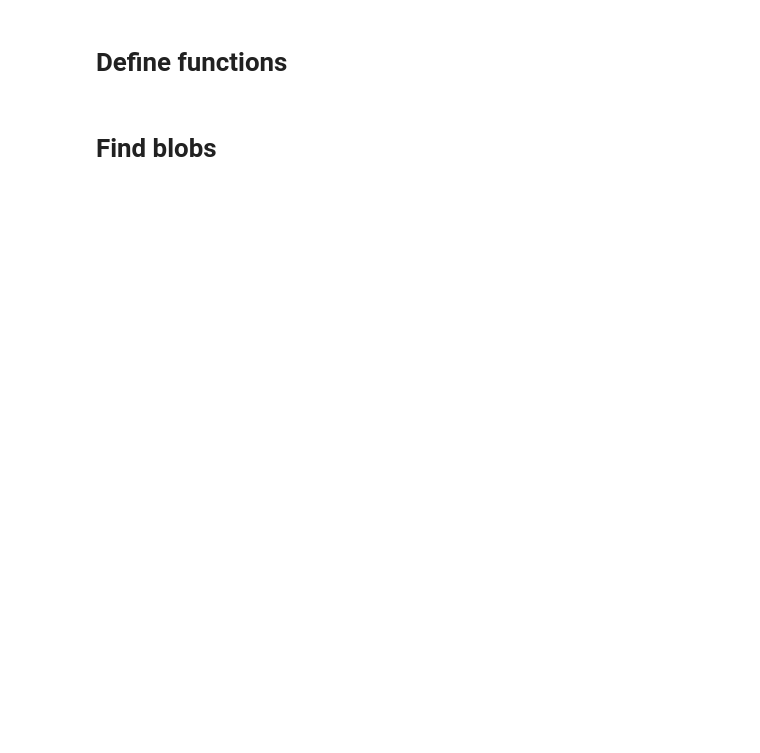
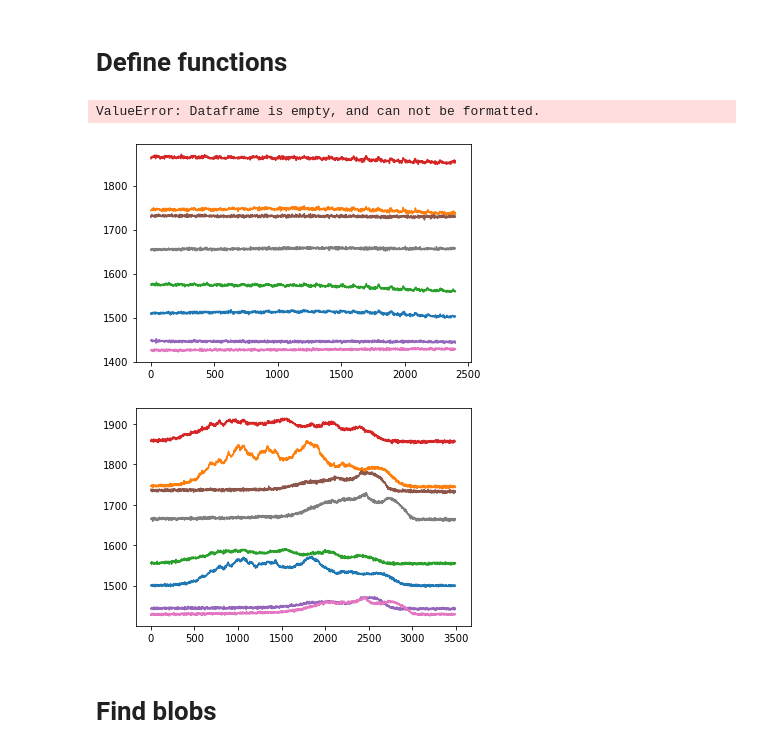
Before and after one commit to nikolajsheller/02456-2021-project, a Jupyter notebook: format_labelled_data_chunks.ipynb, the cells around one changed output. Cells and saved outputs as stored; diff of their text form; code cells hidden in the pictures; blank space fills up the shorter version.

```diff
--- a/format_labelled_data_chunks.ipynb
+++ b/format_labelled_data_chunks.ipynb
@@ -129,14 +181,21 @@ def create_labelled_data(blob):
                 # save labels
 
     return data, times, labels, start_inds, stop_inds, _meas
+# %%
+fp.get_peripheral(sessionid=1233, per_id=46)
+# %% [output]
+ValueError: Dataframe is empty, and can not be formatted.
 # %%
-path = os.path.join(EVENTS_CACHE_PATH, 'RawLabelledData/zeros')
-files = os.listdir(os.path.join(EVENTS_CACHE_PATH, 'RawLabelledData/zeros'))
+path = os.path.join(EVENTS_CACHE_PATH, 'RawLabelledData/noise')
+files = os.listdir(os.path.join(EVENTS_CACHE_PATH, 'RawLabelledData/noise'))
 for file in files[0:6]:
     if file.split('_')[-1] == 'data.npy':
         data = np.load(os.path.join(path,file))
         plt.plot(data)
         plt.show()
+# %% [output]
+[figure, added]
+[figure, added]
 # %% [markdown]
 # Find blobs
 # %%
```
Also changed, not shown: parts of 9 cells of this notebook, 1 other file.
